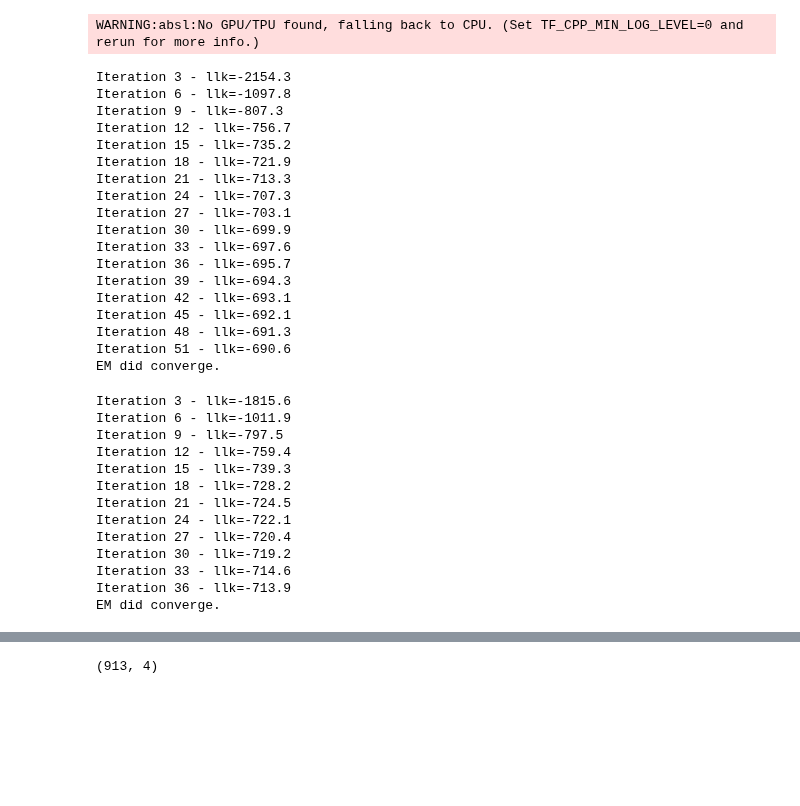
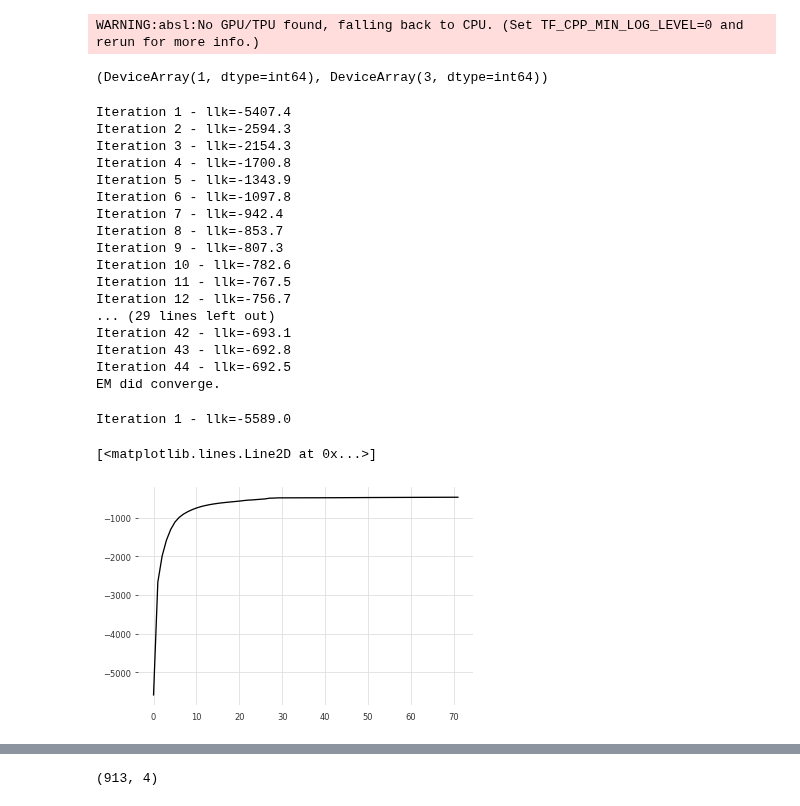
Before and after one commit to christiando/gaussian-toolbox, a Jupyter notebook: notebooks/heteroskedasticity/Fit Energy.ipynb, the cells around one changed output, grey strips where cells are left out. Cells and saved outputs as stored; diff of their text form; code cells hidden in the pictures; blank space fills up the shorter version.

```diff
--- a/notebooks/heteroskedasticity/Fit Energy.ipynb
+++ b/notebooks/heteroskedasticity/Fit Energy.ipynb
@@ -82,10 +82,13 @@ x_tr, x_va, x_te, x_te_na, s_tr_x = load_energy_e1()
 # %%
 smooth_window = 20
 dz, du = observation_models.recommend_dims(x_tr, smooth_window=20)
+dz, du
 # %% [output]
 WARNING:absl:No GPU/TPU found, falling back to CPU. (Set TF_CPP_MIN_LOG_LEVEL=0 and rerun for more info.)
+(DeviceArray(1, dtype=int64), DeviceArray(3, dtype=int64))
 # %%
-dz, du = 3, 2
+smooth_window = 20
+dz, du = 3, 4
 # %%
 seed = 0
 reset_seeds(seed)
@@ -93,23 +96,22 @@ x_tr, x_va, x_te, x_te_na, s_tr_x = load_energy_e1()
 ssm_em_lin = train_linear_SSM(x_tr, dz, init_w_pca=False, smooth_window=smooth_window)
 ssm_em_lin.save(model_name='ssm_em_lin_energy', path='../../data/models/')
 # %% [output]
+Iteration 1 - llk=-5407.4
+Iteration 2 - llk=-2594.3
 Iteration 3 - llk=-2154.3
+Iteration 4 - llk=-1700.8
+Iteration 5 - llk=-1343.9
 Iteration 6 - llk=-1097.8
+Iteration 7 - llk=-942.4
+Iteration 8 - llk=-853.7
 Iteration 9 - llk=-807.3
+Iteration 10 - llk=-782.6
+Iteration 11 - llk=-767.5
 Iteration 12 - llk=-756.7
-Iteration 15 - llk=-735.2
-Iteration 18 - llk=-721.9
-Iteration 21 - llk=-713.3
-Iteration 24 - llk=-707.3
-Iteration 27 - llk=-703.1
-Iteration 30 - llk=-699.9
-Iteration 33 - llk=-697.6
-Iteration 36 - llk=-695.7
-Iteration 39 - llk=-694.3
+... (29 lines left out)
 Iteration 42 - llk=-693.1
-Iteration 45 - llk=-692.1
-Iteration 48 - llk=-691.3
-Iteration 51 - llk=-690.6
+Iteration 43 - llk=-692.8
+Iteration 44 - llk=-692.5
 EM did converge.
 # %%
 seed = 0
@@ -118,19 +120,12 @@ x_tr, x_va, x_te, x_te_na, s_tr_x = load_energy_e1()
 ssm_em_hsk = train_linear_hsk_SSM(x_tr, dz, du, init_w_pca=False, smooth_window=smooth_window)
 ssm_em_hsk.save(model_name='ssm_em_hsk_energy', path='../../data/models/')
 # %% [output]
-Iteration 3 - llk=-1815.6
-Iteration 6 - llk=-1011.9
-Iteration 9 - llk=-797.5
-Iteration 12 - llk=-759.4
-Iteration 15 - llk=-739.3
-Iteration 18 - llk=-728.2
-Iteration 21 - llk=-724.5
-Iteration 24 - llk=-722.1
-Iteration 27 - llk=-720.4
-Iteration 30 - llk=-719.2
-Iteration 33 - llk=-714.6
-Iteration 36 - llk=-713.9
-EM did converge.
+Iteration 1 - llk=-5589.0
+# %%
+pyplot.plot(ssm_em_hsk.llk_list)
+# %% [output]
+[<matplotlib.lines.Line2D at 0x...>]
+[figure, added]
 # %%
 ssm_em_hsk = load_model(model_name='ssm_em_hsk_energy', path='../../data/models/')
 ssm_em_lin = load_model(model_name='ssm_em_lin_energy', path='../../data/models/')
```
Also changed, not shown: parts of 3 cells of this notebook, 5 other files.
